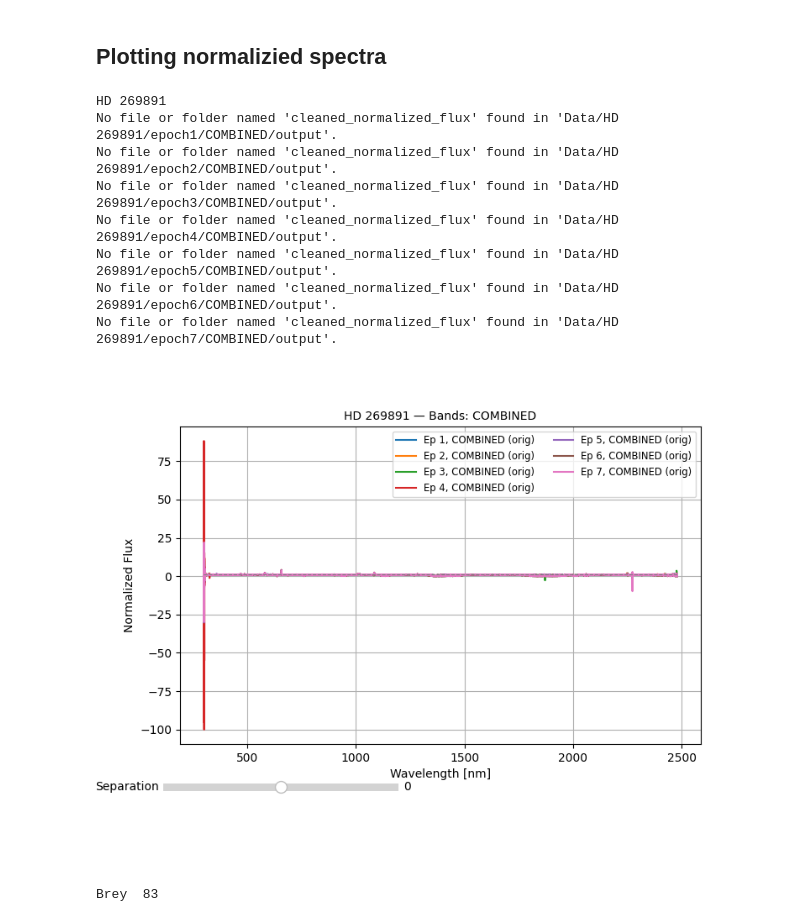
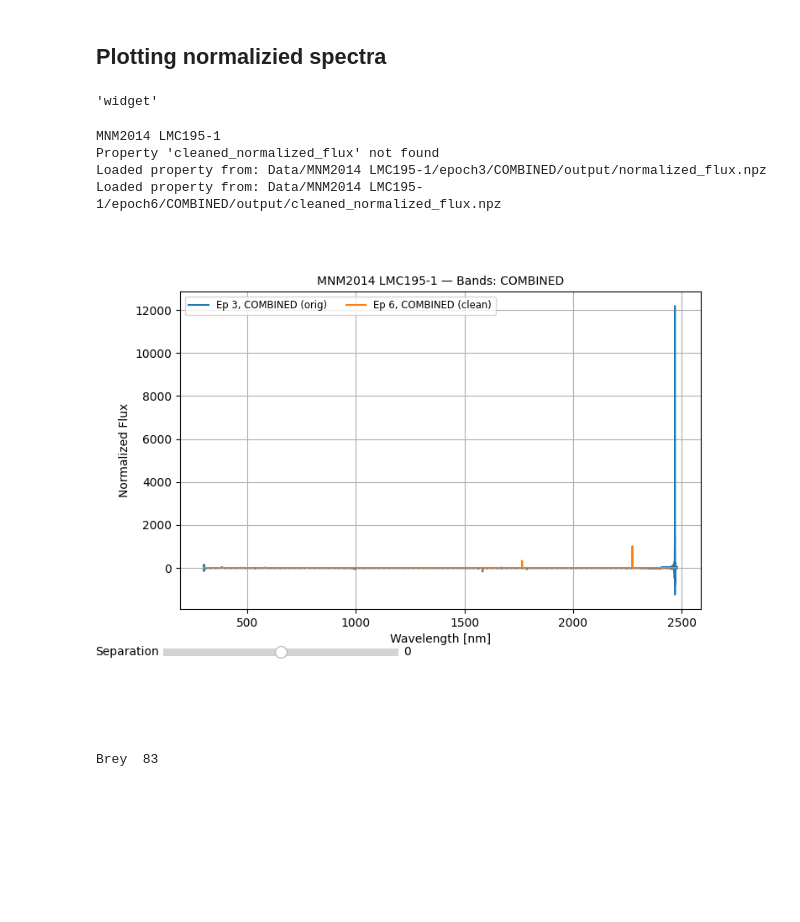
Before and after one commit to Guy-Shtainer/Thesis-codes, a Jupyter notebook: Plots.ipynb, the cells around one changed output. Drawn from its saved outputs; the diff is of its cells as text; code cells hidden in the pictures; blank space fills up the shorter version.

```diff
--- a/Plots.ipynb
+++ b/Plots.ipynb
@@ -37,7 +37,7 @@ obs = obsm()
 ## Plotting X-Shooter full spectra
 # %%
 obs = obsm()
-star_name = specs.star_names[9]
+star_name = specs.star_names[6]
 print(f'I am working on {star_name}')
 star = obs.load_star_instance(star_name)
 # %% [output]
@@ -56,22 +56,23 @@ Data loaded from Data/HD  38448/epoch3/NIR/ADP.2021-01-11T12_54_49.773.fits
 # %% [markdown]
 ## Plotting normalizied spectra
+# %%
+import matplotlib
+matplotlib.get_backend()
+# %% [output]
+'widget'
 # %%
 %matplotlib widget
-star_name = specs.star_names[24]
+star_name = specs.star_names[5]
 print(star_name)
 star = obs.load_star_instance(star_name)
-star.plot_normalized_spectra(bands = 'COMBINED',compare=False,separation=0,bin_window=0,bary_correction=False,epoch_nums=None)
+star.plot_normalized_spectra(bands = 'COMBINED',compare=False,separation=0,bin_window=0,bary_correction=False,epoch_nums=[3,6])
 # star.plot_normalized_spectrum(3,['UVB','VIS','NIR'])
 # %% [output]
-HD 269891
-No file or folder named 'cleaned_normalized_flux' found in 'Data/HD 269891/epoch1/COMBINED/output'.
-No file or folder named 'cleaned_normalized_flux' found in 'Data/HD 269891/epoch2/COMBINED/output'.
-No file or folder named 'cleaned_normalized_flux' found in 'Data/HD 269891/epoch3/COMBINED/output'.
-No file or folder named 'cleaned_normalized_flux' found in 'Data/HD 269891/epoch4/COMBINED/output'.
-No file or folder named 'cleaned_normalized_flux' found in 'Data/HD 269891/epoch5/COMBINED/output'.
-No file or folder named 'cleaned_normalized_flux' found in 'Data/HD 269891/epoch6/COMBINED/output'.
-No file or folder named 'cleaned_normalized_flux' found in 'Data/HD 269891/epoch7/COMBINED/output'.
+MNM2014 LMC195-1
+Property 'cleaned_normalized_flux' not found
+Loaded property from: Data/MNM2014 LMC195-1/epoch3/COMBINED/output/normalized_flux.npz
+Loaded property from: Data/MNM2014 LMC195-1/epoch6/COMBINED/output/cleaned_normalized_flux.npz
-[figure, old version]
+[figure, new version]
 # %%
 star_name = specs.star_names[1]
 print(star_name)
```
Also changed, not shown: parts of 8 cells of this notebook, 4 other files.
